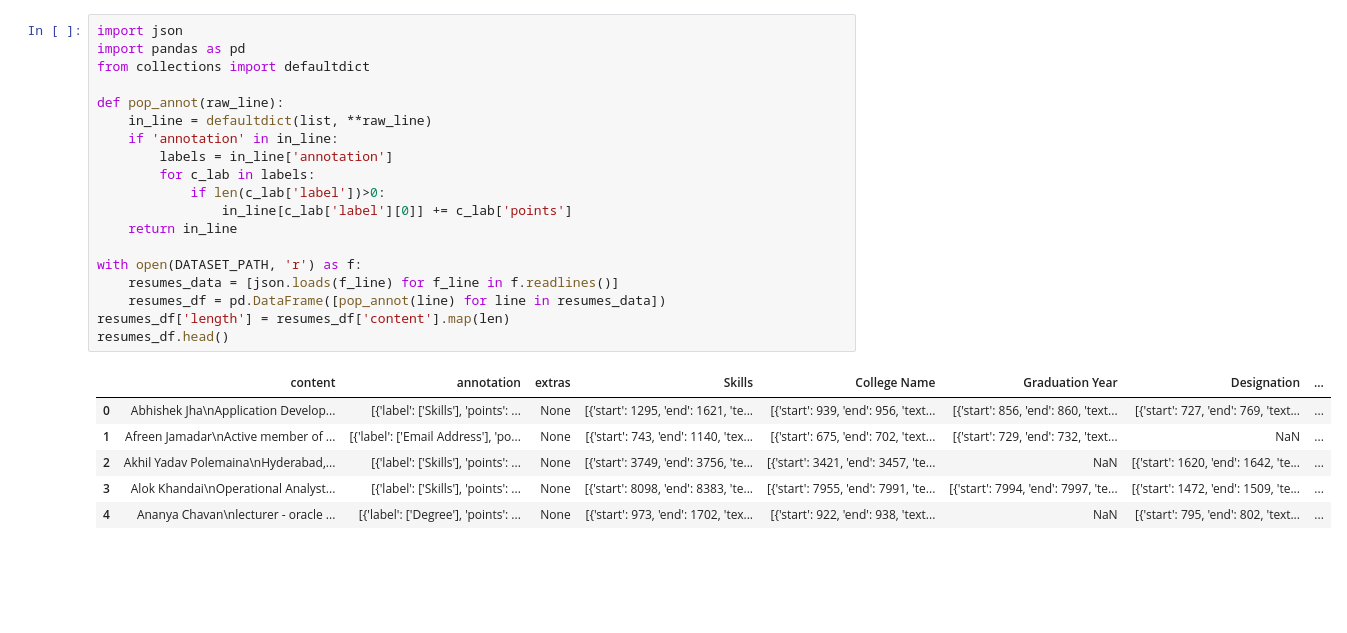
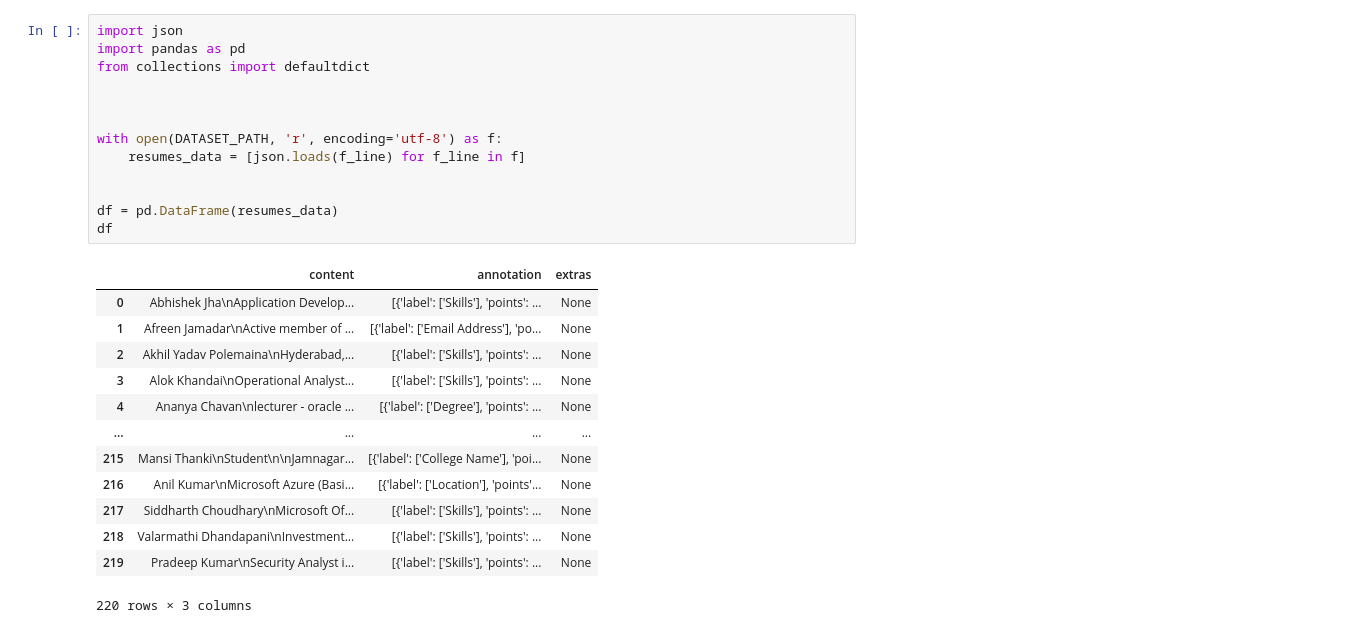
Before and after one commit to mgorodov/resume_ner, a Jupyter notebook: notebooks/EDA.ipynb, the cells around one changed output. Saved outputs shown, nothing was run; the diff lists cells and outputs as text; blank space fills up the shorter version.

Commit message:
eda analyze for Entity Recognition in Resumes

```diff
--- a/notebooks/EDA.ipynb
+++ b/notebooks/EDA.ipynb
@@ -17,26 +16,27 @@ Downloading resume-entities-for-ner.zip to /Users/mgorodov/hse/ma/1/resume_ner/n
 # %%
 import json
 import pandas as pd
 from collections import defaultdict
 
-def pop_annot(raw_line):
-    in_line = defaultdict(list, **raw_line)
-    if 'annotation' in in_line:
-        labels = in_line['annotation']
-        for c_lab in labels:
-            if len(c_lab['label'])>0:
-                in_line[c_lab['label'][0]] += c_lab['points']
-    return in_line
 
-with open(DATASET_PATH, 'r') as f:
-    resumes_data = [json.loads(f_line) for f_line in f.readlines()]
-    resumes_df = pd.DataFrame([pop_annot(line) for line in resumes_data])
-resumes_df['length'] = resumes_df['content'].map(len)
-resumes_df.head()
+
+with open(DATASET_PATH, 'r', encoding='utf-8') as f:
+    resumes_data = [json.loads(f_line) for f_line in f]
+
+
+df = pd.DataFrame(resumes_data)
+df
 # %% [output]
-|  | content | annotation | extras | Skills | College Name | Graduation Year | Designation | ... |
-| 0 | Abhishek Jha\nApplication Develop... | [{'label': ['Skills'], 'points': ... | None | [{'start': 1295, 'end': 1621, 'te... | [{'start': 939, 'end': 956, 'text... | [{'start': 856, 'end': 860, 'text... | [{'start': 727, 'end': 769, 'text... | ... |
-| 1 | Afreen Jamadar\nActive member of ... | [{'label': ['Email Address'], 'po... | None | [{'start': 743, 'end': 1140, 'tex... | [{'start': 675, 'end': 702, 'text... | [{'start': 729, 'end': 732, 'text... | NaN | ... |
-| 2 | Akhil Yadav Polemaina\nHyderabad,... | [{'label': ['Skills'], 'points': ... | None | [{'start': 3749, 'end': 3756, 'te... | [{'start': 3421, 'end': 3457, 'te... | NaN | [{'start': 1620, 'end': 1642, 'te... | ... |
-| 3 | Alok Khandai\nOperational Analyst... | [{'label': ['Skills'], 'points': ... | None | [{'start': 8098, 'end': 8383, 'te... | [{'start': 7955, 'end': 7991, 'te... | [{'start': 7994, 'end': 7997, 'te... | [{'start': 1472, 'end': 1509, 'te... | ... |
-| 4 | Ananya Chavan\nlecturer - oracle ... | [{'label': ['Degree'], 'points': ... | None | [{'start': 973, 'end': 1702, 'tex... | [{'start': 922, 'end': 938, 'text... | NaN | [{'start': 795, 'end': 802, 'text... | ... |
+|  | content | annotation | extras |
+| 0 | Abhishek Jha\nApplication Develop... | [{'label': ['Skills'], 'points': ... | None |
+| 1 | Afreen Jamadar\nActive member of ... | [{'label': ['Email Address'], 'po... | None |
+| 2 | Akhil Yadav Polemaina\nHyderabad,... | [{'label': ['Skills'], 'points': ... | None |
+| 3 | Alok Khandai\nOperational Analyst... | [{'label': ['Skills'], 'points': ... | None |
+| 4 | Ananya Chavan\nlecturer - oracle ... | [{'label': ['Degree'], 'points': ... | None |
+| ... | ... | ... | ... |
+| 215 | Mansi Thanki\nStudent\n\nJamnagar... | [{'label': ['College Name'], 'poi... | None |
+| 216 | Anil Kumar\nMicrosoft Azure (Basi... | [{'label': ['Location'], 'points'... | None |
+| 217 | Siddharth Choudhary\nMicrosoft Of... | [{'label': ['Skills'], 'points': ... | None |
+| 218 | Valarmathi Dhandapani\nInvestment... | [{'label': ['Skills'], 'points': ... | None |
+| 219 | Pradeep Kumar\nSecurity Analyst i... | [{'label': ['Skills'], 'points': ... | None |
+220 rows × 3 columns
```
Also changed, not shown: parts of 11 cells of this notebook, 1 other file.
